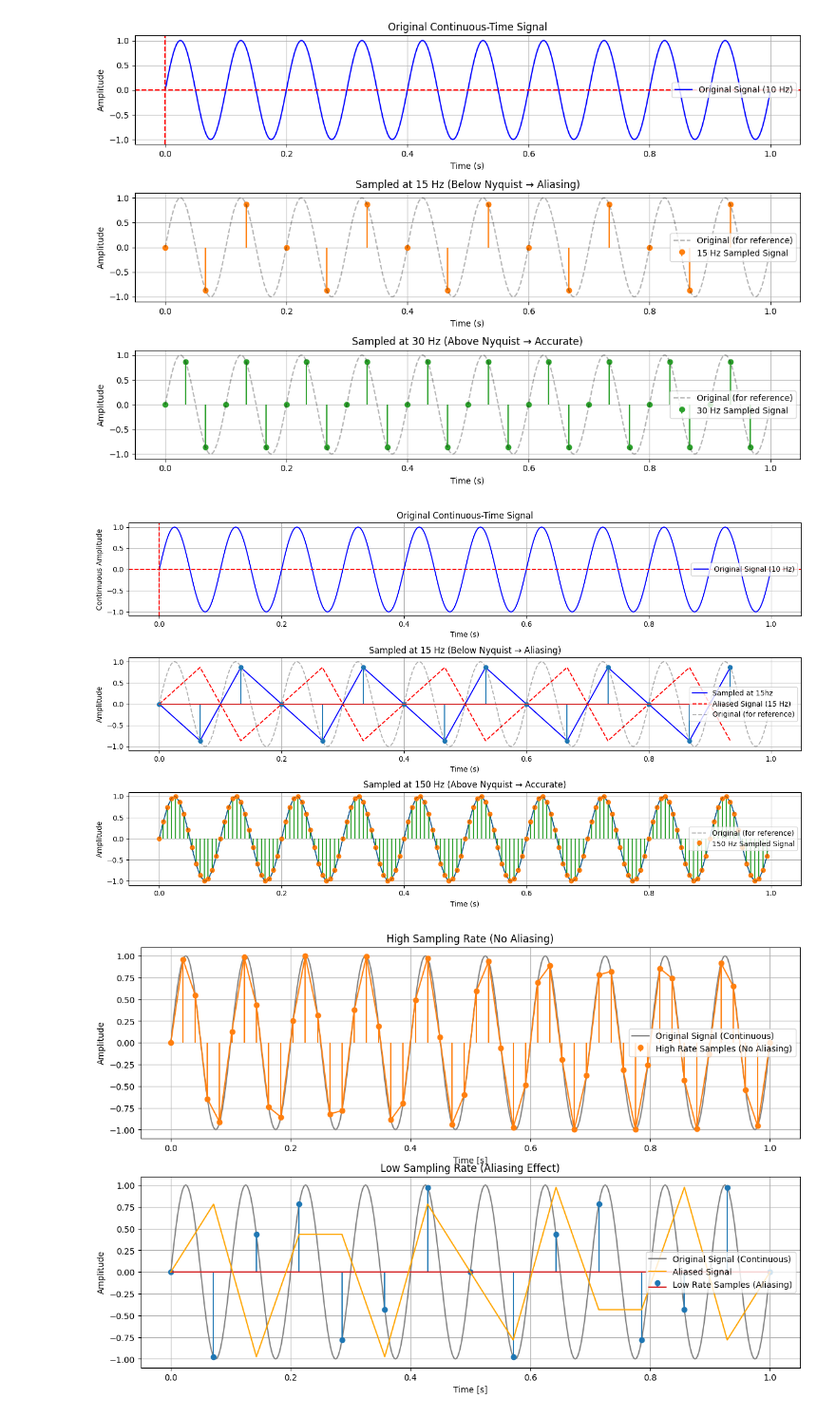
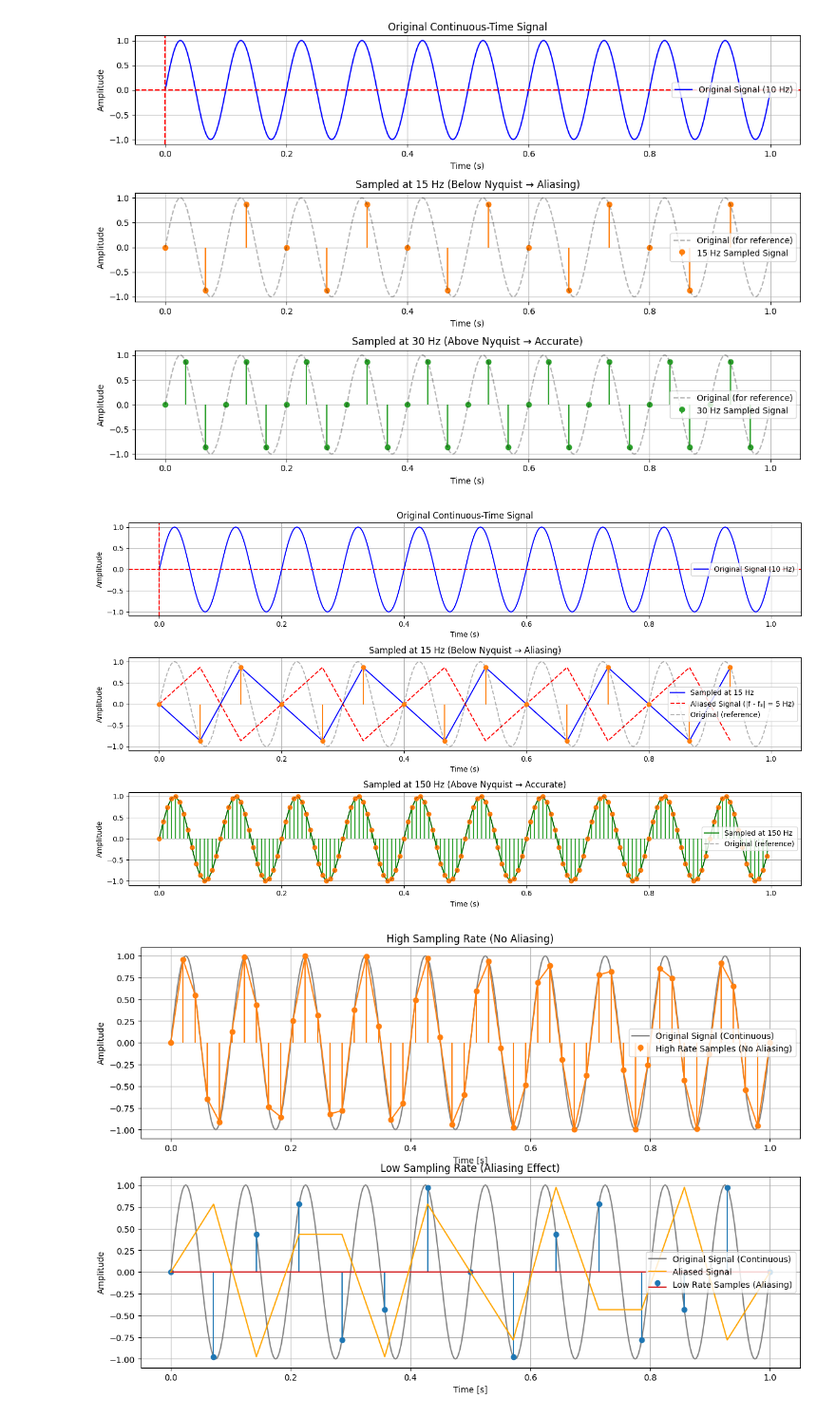
Before and after one commit to Mahfuzar148/Digital-Signal-Processing-Lab, a Jupyter notebook: sampling_and_aliasing.ipynb, the cells around one changed output. Shown at 95% size. Cells and saved outputs as stored; diff of their text form; code cells hidden in the pictures.

```diff
--- a/sampling_and_aliasing.ipynb
+++ b/sampling_and_aliasing.ipynb
@@ -185,72 +185,71 @@ plt.show()
 # %% [output]
 [figure]
 # %%
-
-
-
-
 import numpy as np
 import matplotlib.pyplot as plt
 
+# Frequencies
+f = 10   # Original signal frequency (Hz)
+f1 = 15  # Low sampling rate (Hz)
+f2 = 150 # High sampling rate (Hz)
 
-f = 10
-f1 = 15
-f2 = 150
-# Continuous time vector for 1 second, high resolution
+# Continuous time vector
+t = np.linspace(0, 1, 1000, endpoint=False)
+x = np.sin(2 * np.pi * f * t)  # Original signal
 
-t = np.linspace(0,1,1000,endpoint= False)
-t1 = np.arange(0,1,1/f1) # Low sampling rate (15 Hz)
-t2 = np.arange(0,1,1/f2) # High sampling rate (40 Hz)
+# Discrete sample indices
+n1 = np.arange(0, 1, 1/f1)
+n2 = np.arange(0, 1, 1/f2)
 
+# Sampled signals
+x1 = np.sin(2 * np.pi * f * n1)  # Sampled at 15 Hz
+x2 = np.sin(2 * np.pi * f * n2)  # Sampled at 150 Hz
 
-x = np.sin(2*np.pi*f*t) # Original continuous signal
-x1 = np.sin(2*np.pi*f*t1) # Sampled signal at 15 Hz
-x2 = np.sin(2*np.pi*f*t2) # Sampled signal at 40 Hz
+# Aliased signal for comparison
+alias_f = abs(f1 - f)
+alias_signal = np.sin(2 * np.pi * alias_f * n1)
 
+# Plotting
+plt.figure(figsize=(14, 8))
 
-plt.figure(figsize=(14,8))
-
-# Plot 1: Original continuous signal
+# Original signal
 plt.subplot(3, 1, 1)
-plt.plot(t,x, label='Original Signal (10 Hz)', color='blue')
+plt.plot(t, x, label='Original Signal (10 Hz)', color='blue')
 plt.title("Original Continuous-Time Signal")
 plt.xlabel("Time (s)")
-plt.ylabel("Contimuous Amplitude")
-plt.axhline(0, color="red", ls='--')  # horizontal axis
-plt.axvline(0, color="red", ls='--')  # vertical axis
+plt.ylabel("Amplitude")
+plt.axhline(0, color="red", ls='--')
+plt.axvline(0, color="red", ls='--')
 plt.legend()
 plt.grid(True)
 
-alias_f =abs(f1-f) # aliasing frequency
-alias_signal = np.sin(2*np.pi*alias_f*t1) # Aliased signal at 15 Hz
-
-
-plt.subplot(3,1,2)
-plt.plot(t1,x1,label='Sampled at 15hz', color='blue')
-plt.plot(t1, alias_signal, 'r--', label='Aliased Signal (15 Hz)')
-plt.plot(t, x, 'k--', alpha=0.3, label='Original (for reference)')
-plt.stem(t1,x1)
-plt.legend()
+# Sampled at 15 Hz (Aliased)
+plt.subplot(3, 1, 2)
+plt.plot(n1, x1, label='Sampled at 15 Hz', color='blue')
+plt.plot(n1, alias_signal, 'r--', label='Aliased Signal (|f - fₛ| = 5 Hz)')
+plt.plot(t, x, 'k--', alpha=0.3, label='Original (reference)')
+plt.stem(n1, x1, linefmt='C1-', markerfmt='C1o', basefmt=" ")
 plt.title("Sampled at 15 Hz (Below Nyquist → Aliasing)")
 plt.xlabel("Time (s)")
 plt.ylabel("Amplitude")
+plt.legend()
 plt.grid(True)
 
-plt.subplot(3,1,3)
-plt.plot(t2,x2)
-plt.stem(t2,x2,linefmt='C2-',markerfmt='C1o',basefmt=" ", label="150 Hz Sampled Signal")
-plt.plot(t, x, 'k--', alpha=0.3, label='Original (for reference)')
+# Sampled at 150 Hz (Accurate)
+plt.subplot(3, 1, 3)
+plt.plot(n2, x2, label='Sampled at 150 Hz', color='green')
+plt.stem(n2, x2, linefmt='C2-', markerfmt='C1o', basefmt=" ")
+plt.plot(t, x, 'k--', alpha=0.3, label='Original (reference)')
 plt.title("Sampled at 150 Hz (Above Nyquist → Accurate)")
 plt.xlabel("Time (s)")
 plt.ylabel("Amplitude")
 plt.legend()
 plt.grid(True)
 
-
 plt.tight_layout()
 plt.show()
 # %% [output]
-[figure, old version]
+[figure, new version]
 # %%
 import numpy as np
 import matplotlib.pyplot as plt
```
Also changed, not shown: parts of 1 cell of this notebook, 18 other files.
